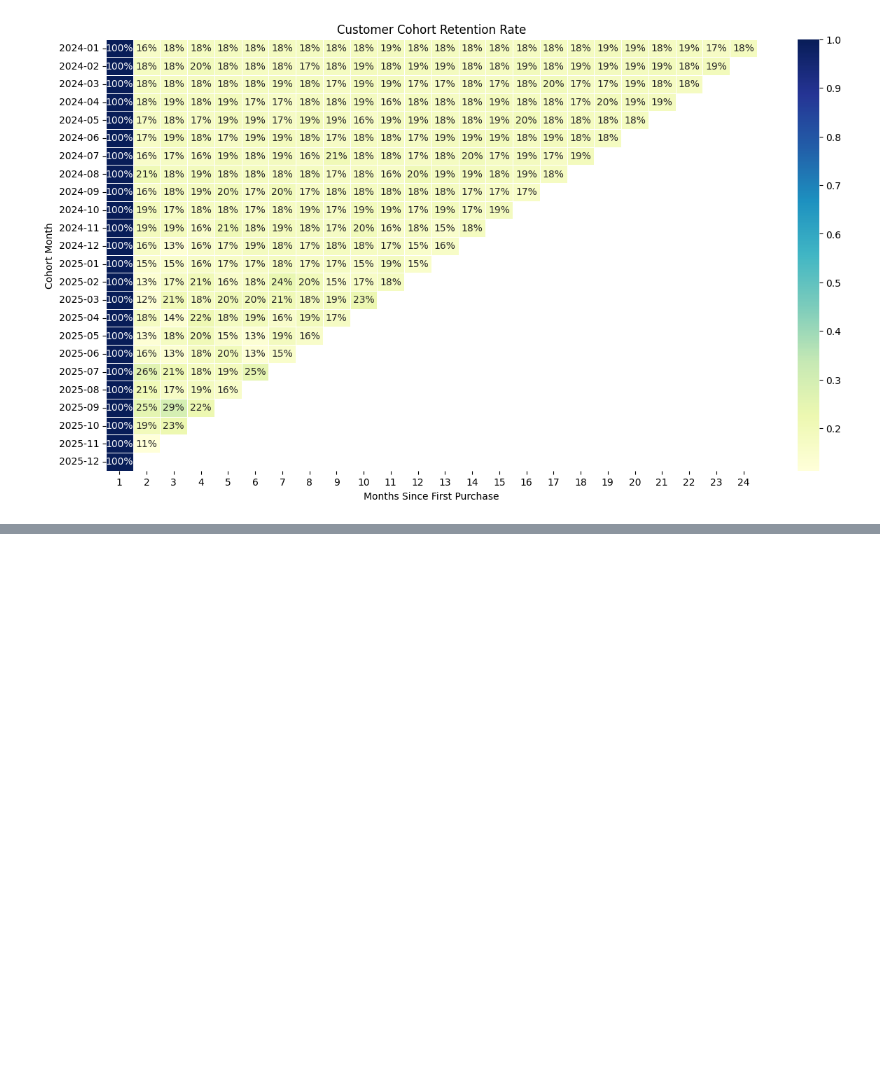
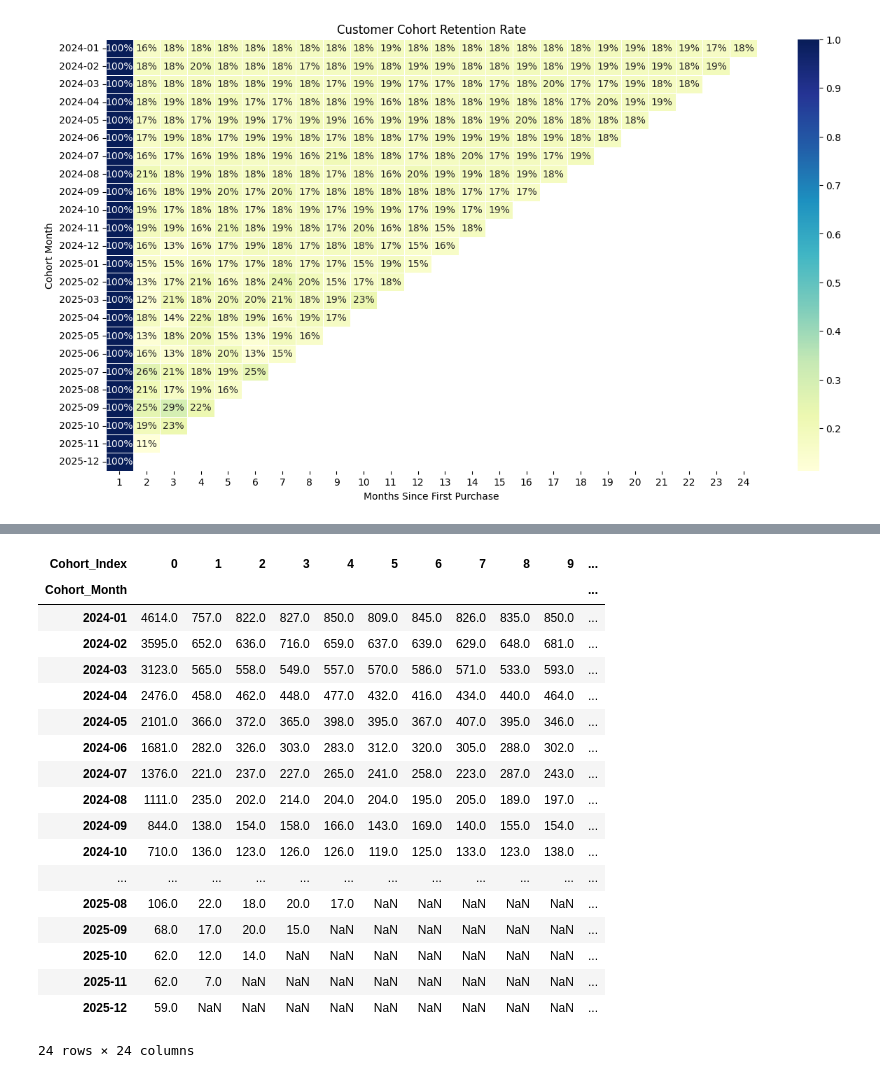
Before and after one commit to ap073/data_analytics_project2, a Jupyter notebook: 03_Cohort_Analysis.ipynb, the cells around one changed output, grey strips where cells are left out. Saved outputs shown, nothing was run; the diff lists cells and outputs as text; code cells hidden in the pictures; blank space fills up the shorter version.

```diff
--- a/03_Cohort_Analysis.ipynb
+++ b/03_Cohort_Analysis.ipynb
@@ -165,0 +174,5 @@ plt.show()
+# %%
+#Find each customer's first purchase date
+df["Cohort_Date"] = df.groupby("customer_id")["transaction_date"].transform("min")
+
+df[["customer_id", "transaction_date", "Cohort_Date"]].head()
@@ -165,0 +186,19 @@ plt.show()
+# %%
+#Create Cohort Month
+df["Cohort_Month"] = df["Cohort_Date"].dt.to_period("M")
+df["Transaction_Month"] = df["transaction_date"].dt.to_period("M")
+# %%
+#Calculate Cohort Index
+df["Cohort_Index"] = (
+    (df["Transaction_Month"].dt.year - df["Cohort_Month"].dt.year) * 12
+    + (df["Transaction_Month"].dt.month - df["Cohort_Month"].dt.month)
+)
+# %%
+#Build the Cohort Table
+cohort_data = (
+    df.groupby(["Cohort_Month", "Cohort_Index"])["customer_id"]
+      .nunique()
+      .reset_index()
+)
+
+cohort_data.head()
@@ -165,0 +212,29 @@ plt.show()
+# %%
+#Create the Cohort Matrix
+cohort_matrix = cohort_data.pivot(
+    index="Cohort_Month",
+    columns="Cohort_Index",
+    values="customer_id"
+)
+
+cohort_matrix
+# %% [output]
+| Cohort_Index | 0 | 1 | 2 | 3 | 4 | 5 | 6 | 7 | 8 | 9 | ... |
+| Cohort_Month |  |  |  |  |  |  |  |  |  |  | ... |
+| 2024-01 | 4614.0 | 757.0 | 822.0 | 827.0 | 850.0 | 809.0 | 845.0 | 826.0 | 835.0 | 850.0 | ... |
+| 2024-02 | 3595.0 | 652.0 | 636.0 | 716.0 | 659.0 | 637.0 | 639.0 | 629.0 | 648.0 | 681.0 | ... |
+| 2024-03 | 3123.0 | 565.0 | 558.0 | 549.0 | 557.0 | 570.0 | 586.0 | 571.0 | 533.0 | 593.0 | ... |
+| 2024-04 | 2476.0 | 458.0 | 462.0 | 448.0 | 477.0 | 432.0 | 416.0 | 434.0 | 440.0 | 464.0 | ... |
+| 2024-05 | 2101.0 | 366.0 | 372.0 | 365.0 | 398.0 | 395.0 | 367.0 | 407.0 | 395.0 | 346.0 | ... |
+| 2024-06 | 1681.0 | 282.0 | 326.0 | 303.0 | 283.0 | 312.0 | 320.0 | 305.0 | 288.0 | 302.0 | ... |
+| 2024-07 | 1376.0 | 221.0 | 237.0 | 227.0 | 265.0 | 241.0 | 258.0 | 223.0 | 287.0 | 243.0 | ... |
+| 2024-08 | 1111.0 | 235.0 | 202.0 | 214.0 | 204.0 | 204.0 | 195.0 | 205.0 | 189.0 | 197.0 | ... |
+| 2024-09 | 844.0 | 138.0 | 154.0 | 158.0 | 166.0 | 143.0 | 169.0 | 140.0 | 155.0 | 154.0 | ... |
+| 2024-10 | 710.0 | 136.0 | 123.0 | 126.0 | 126.0 | 119.0 | 125.0 | 133.0 | 123.0 | 138.0 | ... |
+| ... | ... | ... | ... | ... | ... | ... | ... | ... | ... | ... | ... |
+| 2025-08 | 106.0 | 22.0 | 18.0 | 20.0 | 17.0 | NaN | NaN | NaN | NaN | NaN | ... |
+| 2025-09 | 68.0 | 17.0 | 20.0 | 15.0 | NaN | NaN | NaN | NaN | NaN | NaN | ... |
+| 2025-10 | 62.0 | 12.0 | 14.0 | NaN | NaN | NaN | NaN | NaN | NaN | NaN | ... |
+| 2025-11 | 62.0 | 7.0 | NaN | NaN | NaN | NaN | NaN | NaN | NaN | NaN | ... |
+| 2025-12 | 59.0 | NaN | NaN | NaN | NaN | NaN | NaN | NaN | NaN | NaN | ... |
+24 rows × 24 columns
```
Also changed, not shown: parts of 5 cells of this notebook.
